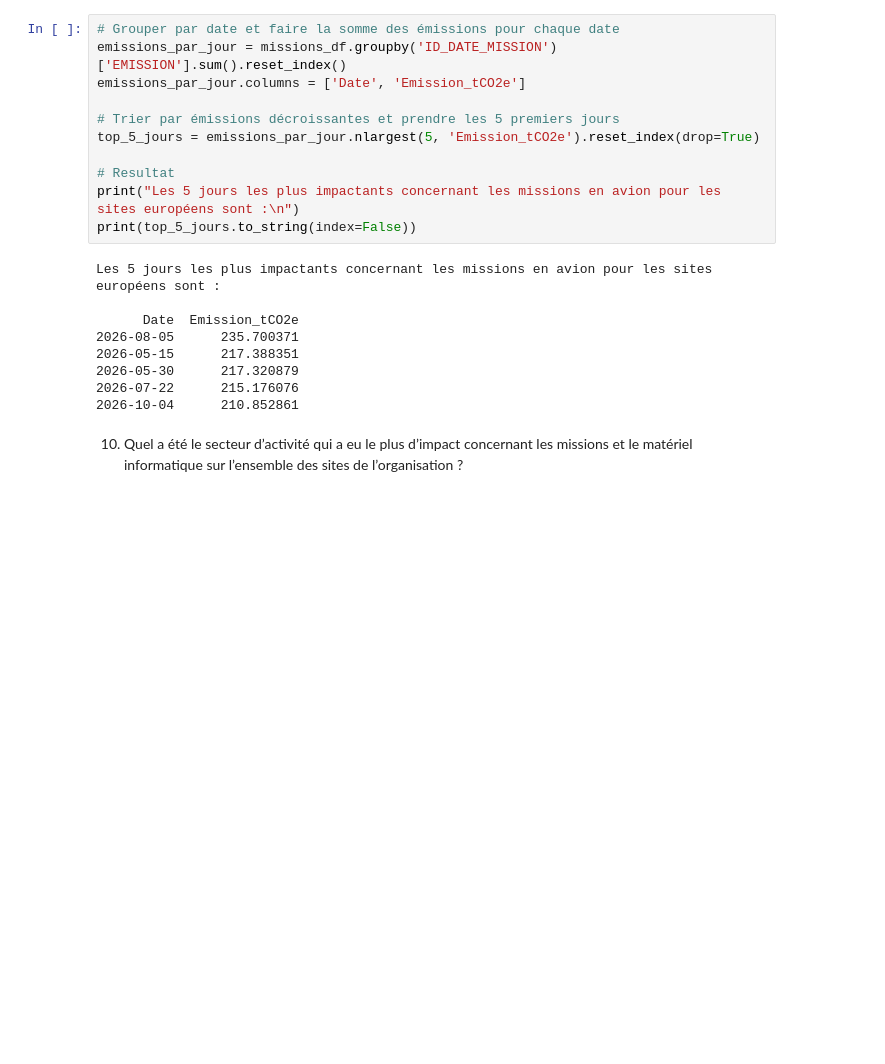
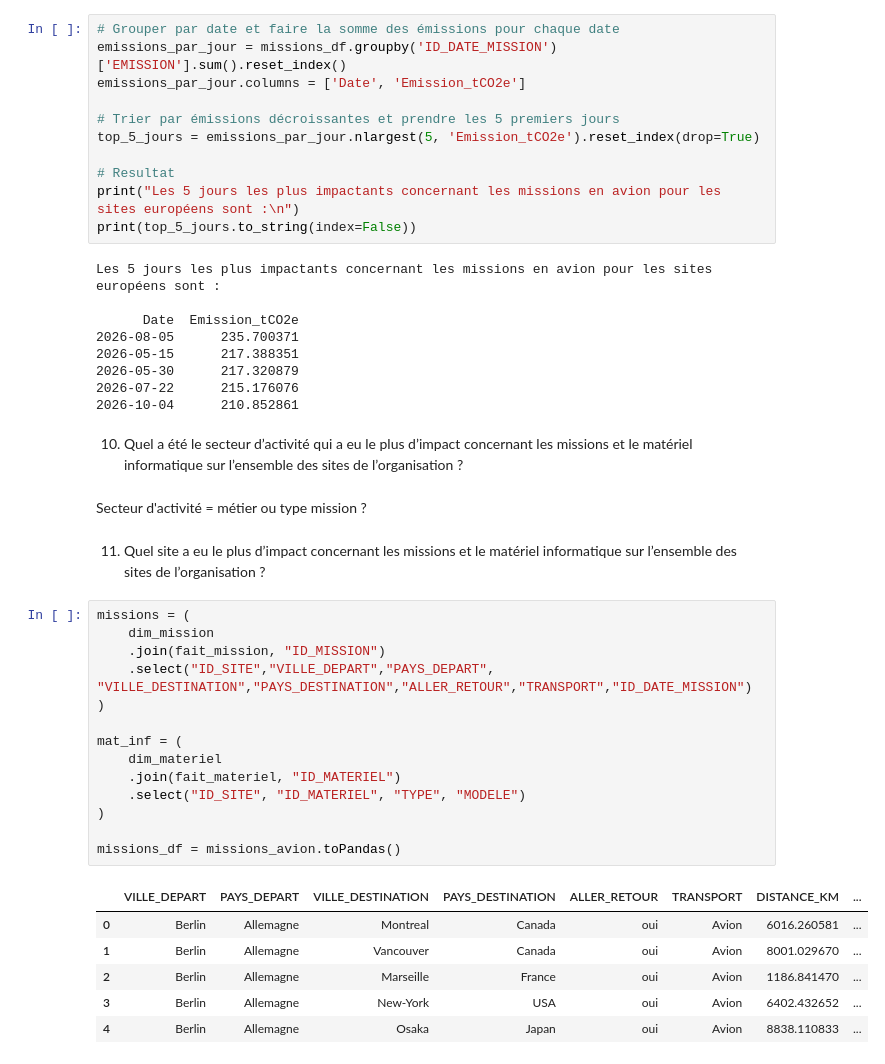
Before and after one commit to etiennevzn/GHG-inventory, a Jupyter notebook: ETL.ipynb, the cells around one changed output. Drawn from its saved outputs; the diff is of its cells as text; blank space fills up the shorter version.

```diff
--- a/ETL.ipynb
+++ b/ETL.ipynb
@@ -869,3 +859,28 @@ Les 5 jours les plus impactants concernant les missions en avion pour les sites
 # %% [markdown]
 10. Quel a été le secteur d’activité qui a eu le plus d’impact concernant les missions et le matériel informatique sur l’ensemble des
 sites de l’organisation ?
+# %% [markdown]
+Secteur d'activité = métier ou type mission ?
+# %% [markdown]
+11. Quel site a eu le plus d’impact concernant les missions et le matériel informatique sur l’ensemble des sites de l’organisation ?
+# %%
+missions = (
+    dim_mission
+    .join(fait_mission, "ID_MISSION")
+    .select("ID_SITE","VILLE_DEPART","PAYS_DEPART", "VILLE_DESTINATION","PAYS_DESTINATION","ALLER_RETOUR","TRANSPORT","ID_DATE_MISSION")
+)
+
+mat_inf = (
+    dim_materiel
+    .join(fait_materiel, "ID_MATERIEL")
+    .select("ID_SITE", "ID_MATERIEL", "TYPE", "MODELE")
+)
+
+missions_df = missions_avion.toPandas()
+# %% [output]
+|  | VILLE_DEPART | PAYS_DEPART | VILLE_DESTINATION | PAYS_DESTINATION | ALLER_RETOUR | TRANSPORT | DISTANCE_KM | ... |
+| 0 | Berlin | Allemagne | Montreal | Canada | oui | Avion | 6016.260581 | ... |
+| 1 | Berlin | Allemagne | Vancouver | Canada | oui | Avion | 8001.029670 | ... |
+| 2 | Berlin | Allemagne | Marseille | France | oui | Avion | 1186.841470 | ... |
+| 3 | Berlin | Allemagne | New-York | USA | oui | Avion | 6402.432652 | ... |
+| 4 | Berlin | Allemagne | Osaka | Japan | oui | Avion | 8838.110833 | ... |
```
Also changed, not shown: parts of 1 cell of this notebook.
